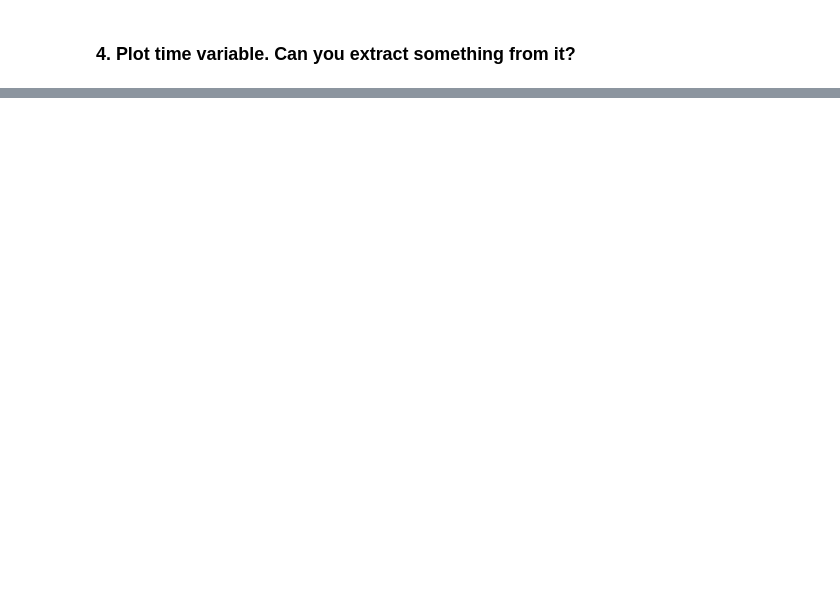
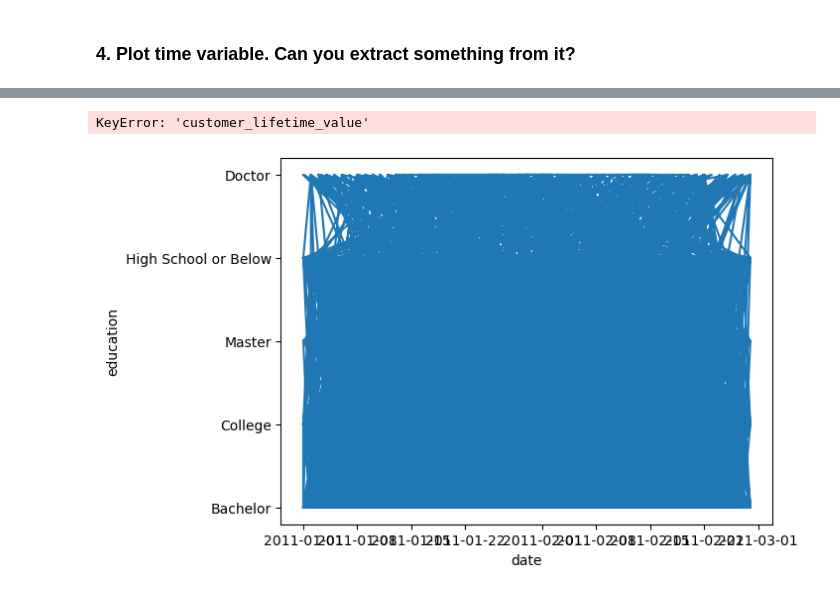
Before and after one commit to KirstyGos/lab-feature-extraction, a Jupyter notebook: lab-feature-extraction.ipynb, the cells around one changed output, grey strips where cells are left out. Drawn from its saved outputs; the diff is of its cells as text; code cells hidden in the pictures; blank space fills up the shorter version.

```diff
--- a/lab-feature-extraction.ipynb
+++ b/lab-feature-extraction.ipynb
@@ -234,2 +224,5 @@ categorical.head(5)
 # %% [markdown]
 ### 4. Plot time variable. Can you extract something from it?
+# %%
+categorical["effective_to_date"] = pd.to_datetime(categorical["effective_to_date"])
+categorical.head(5)
@@ -235,0 +247,26 @@ categorical.head(5)
+# %%
+#customer lifetime value is a numerical, so I need to concat the dataframes aagin for this to work
+
+dates = cat_num["effective_to_date"]
+clf = categorical["customer_lifetime_value"]
+
+plt.plot(dates, clf, label = "customer_lifetime_value")
+plt.xlabel("date")
+plt.ylabel("customer_lifetime_value")
+plt.xtixks(rotation = 45)
+
+plt.show()
+# %% [output]
+KeyError: 'customer_lifetime_value'
+# %%
+dates = categorical["effective_to_date"]
+edu = categorical["education"]
+
+plt.plot(dates, edu, label = "education")
+plt.xlabel("date")
+plt.ylabel("education")
+# plt.xtixks(rotation = 45)
+
+plt.show()
+# %% [output]
+[figure, added]
```
Also changed, not shown: parts of 6 cells of this notebook.
